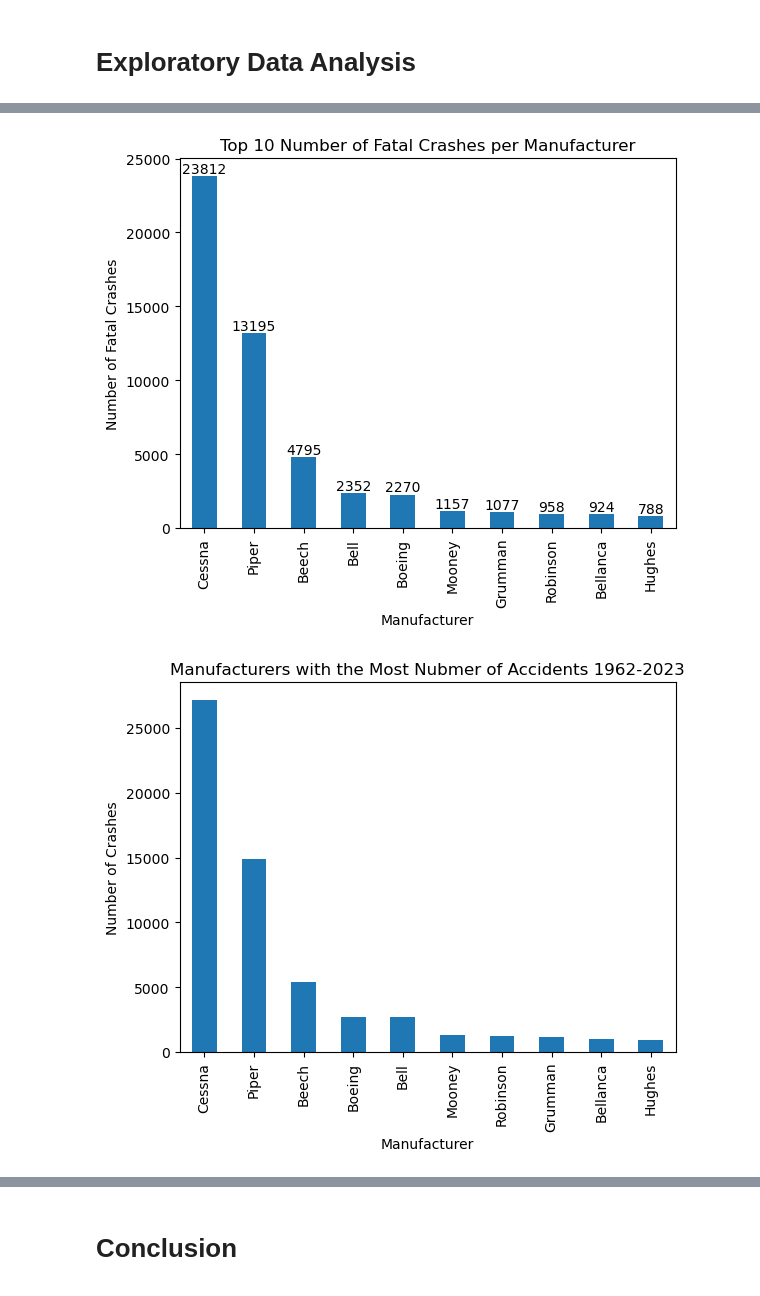
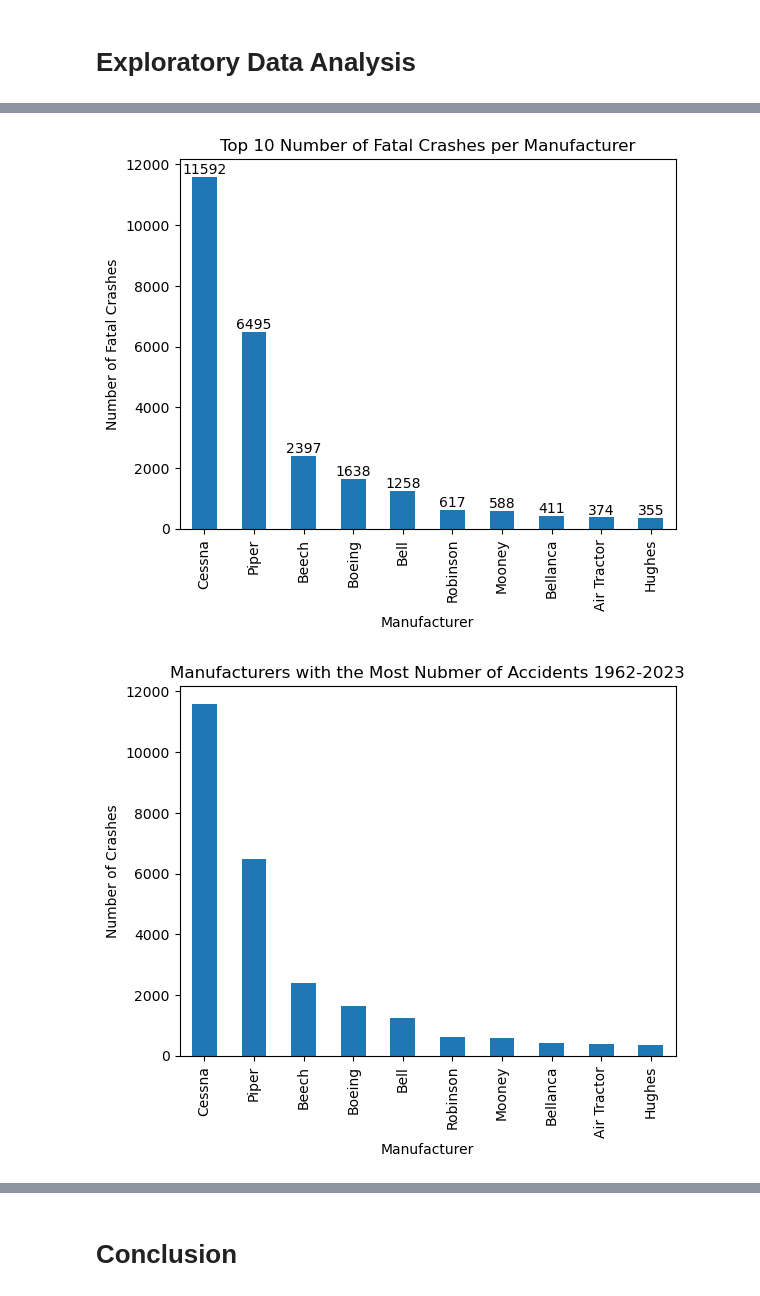
Before and after one commit to mkearns17/Aviation_Accidents_Project, a Jupyter notebook: Aviation_Phase1_Project.ipynb, the cells around one changed output, grey strips where cells are left out. Saved outputs shown, nothing was run; the diff lists cells and outputs as text; code cells hidden in the pictures.

```diff
--- a/Aviation_Phase1_Project.ipynb
+++ b/Aviation_Phase1_Project.ipynb
@@ -217,0 +218,7 @@ The number of injuries will be important to look at, however, there are approxim
+# %%
+#Convert Event Date to datetime object
+aviation_df['Event Date'] = pd.to_datetime(aviation_df['Event Date'])
+print(type(aviation_df['Event Date'][0]))
+
+recent_aviation_df = aviation_df[aviation_df['Event Date'] > '1993-01-01']
+recent_aviation_df.head()
@@ -217,0 +261,4 @@ The number of injuries will be important to look at, however, there are approxim
+# %%
+recent_aviation_df.dropna(axis = 0, subset = ['Total Fatal Injuries', 'Total Serious Injuries',\
+                                              'Total Minor Injuries', 'Total Uninjured'],\
+                                    inplace = True)
@@ -217,0 +290,3 @@ The number of injuries will be important to look at, however, there are approxim
+# %%
+recent_aviation_df['Make/Model'] = recent_aviation_df['Make'] + ' - ' + recent_aviation_df['Model']
+recent_aviation_df['Make/Model'].value_counts()[0:10]
@@ -251,20 +344,20 @@ ax.bar_label(ax.containers[0]);
 # %%
 #Which Manufacturer has the most number of fatal crashes
-num_fatal_acc = aviation_df.groupby('Make')['Total Fatal Injuries'].count().sort_values(ascending = False)[0:10]
+num_fatal_acc = recent_aviation_df.groupby('Make')['Total Fatal Injuries'].count().sort_values(ascending = False)[0:10]
 
 ax = num_fatal_acc.plot.bar(title = 'Top 10 Number of Fatal Crashes per Manufacturer',\
                        xlabel = 'Manufacturer',\
                        ylabel = 'Number of Fatal Crashes');
 ax.bar_label(ax.containers[0]);
 # %% [output]
-[figure, old version]
+[figure, new version]
 # %%
 #Which Manufacturer has the most number of fatal crashes
-num_acc = aviation_df['Make'].value_counts()[0:10]
+num_acc = recent_aviation_df['Make'].value_counts()[0:10]
 
 num_acc.plot.bar(title = 'Manufacturers with the Most Nubmer of Accidents 1962-2023',\
                        xlabel = 'Manufacturer',\
                        ylabel = 'Number of Crashes');
 # %% [output]
-[figure, old version]
+[figure, new version]
 # %%
```
Also changed, not shown: parts of 13 cells of this notebook.
